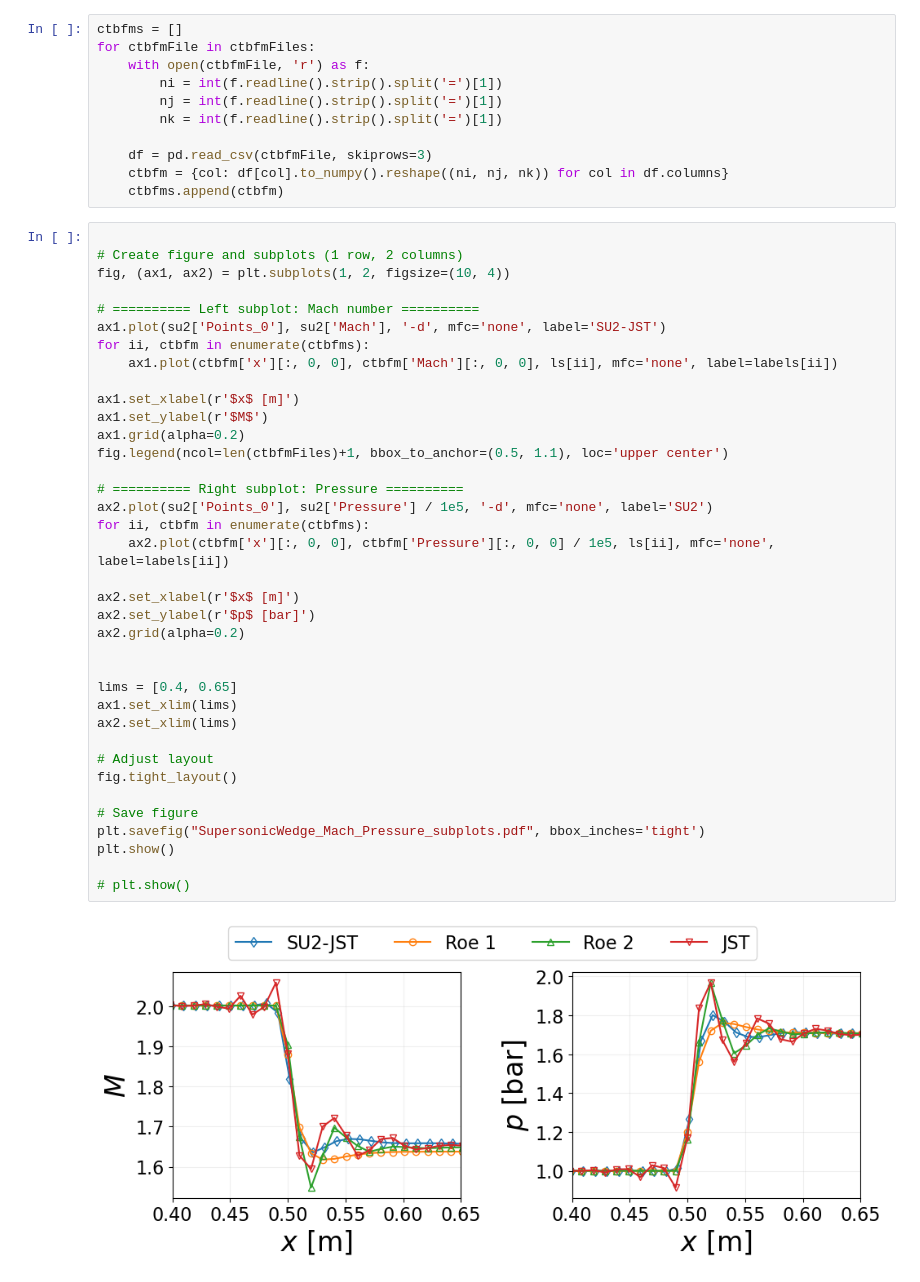
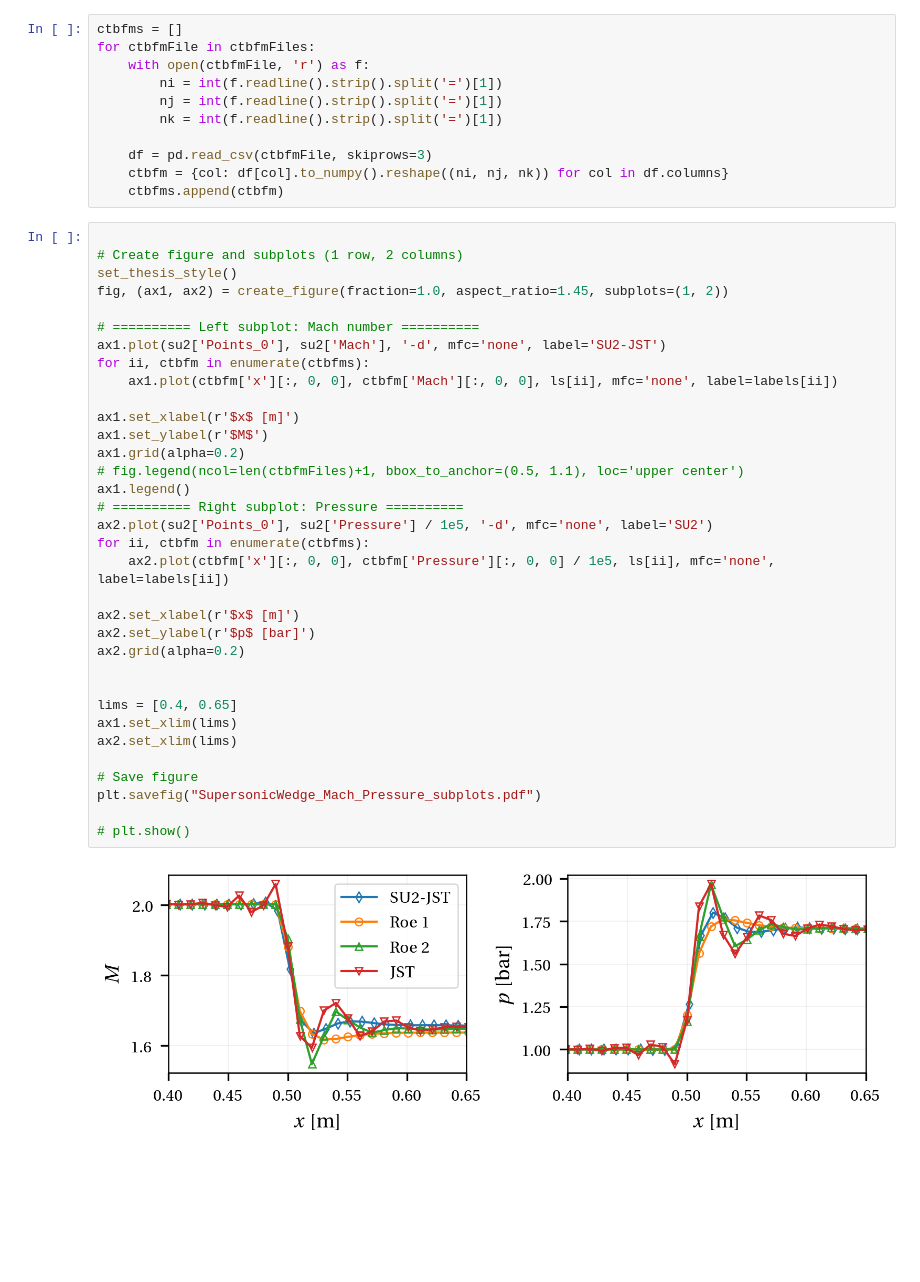
Before and after one commit to Propulsion-Power-TU-Delft/CTurboBFM, a Jupyter notebook: testcases/SupersonicWedge/Compare_Results/compare_results.ipynb, the cells around one changed output. Drawn from its saved outputs; the diff is of its cells as text; blank space fills up the shorter version.

```diff
--- a/testcases/SupersonicWedge/Compare_Results/compare_results.ipynb
+++ b/testcases/SupersonicWedge/Compare_Results/compare_results.ipynb
@@ -47,39 +47,36 @@ for ctbfmFile in ctbfmFiles:
 # %%
 
 # Create figure and subplots (1 row, 2 columns)
-fig, (ax1, ax2) = plt.subplots(1, 2, figsize=(10, 4))
+set_thesis_style()
+fig, (ax1, ax2) = create_figure(fraction=1.0, aspect_ratio=1.45, subplots=(1, 2))
 
 # ========== Left subplot: Mach number ==========
 ax1.plot(su2['Points_0'], su2['Mach'], '-d', mfc='none', label='SU2-JST')
 for ii, ctbfm in enumerate(ctbfms):
     ax1.plot(ctbfm['x'][:, 0, 0], ctbfm['Mach'][:, 0, 0], ls[ii], mfc='none', label=labels[ii])
 
 ax1.set_xlabel(r'$x$ [m]')
 ax1.set_ylabel(r'$M$')
 ax1.grid(alpha=0.2)
-fig.legend(ncol=len(ctbfmFiles)+1, bbox_to_anchor=(0.5, 1.1), loc='upper center')
-
+# fig.legend(ncol=len(ctbfmFiles)+1, bbox_to_anchor=(0.5, 1.1), loc='upper center')
+ax1.legend()
 # ========== Right subplot: Pressure ==========
 ax2.plot(su2['Points_0'], su2['Pressure'] / 1e5, '-d', mfc='none', label='SU2')
 for ii, ctbfm in enumerate(ctbfms):
     ax2.plot(ctbfm['x'][:, 0, 0], ctbfm['Pressure'][:, 0, 0] / 1e5, ls[ii], mfc='none', label=labels[ii])
 
 ax2.set_xlabel(r'$x$ [m]')
 ax2.set_ylabel(r'$p$ [bar]')
 ax2.grid(alpha=0.2)
 
 
 lims = [0.4, 0.65]
 ax1.set_xlim(lims)
 ax2.set_xlim(lims)
 
-# Adjust layout
-fig.tight_layout()
-
 # Save figure
-plt.savefig("SupersonicWedge_Mach_Pressure_subplots.pdf", bbox_inches='tight')
-plt.show()
+plt.savefig("SupersonicWedge_Mach_Pressure_subplots.pdf")
 
 # plt.show()
 # %% [output]
-[figure, old version]
+[figure, new version]
```
Also changed, not shown: parts of 1 cell of this notebook, 25 other files.
